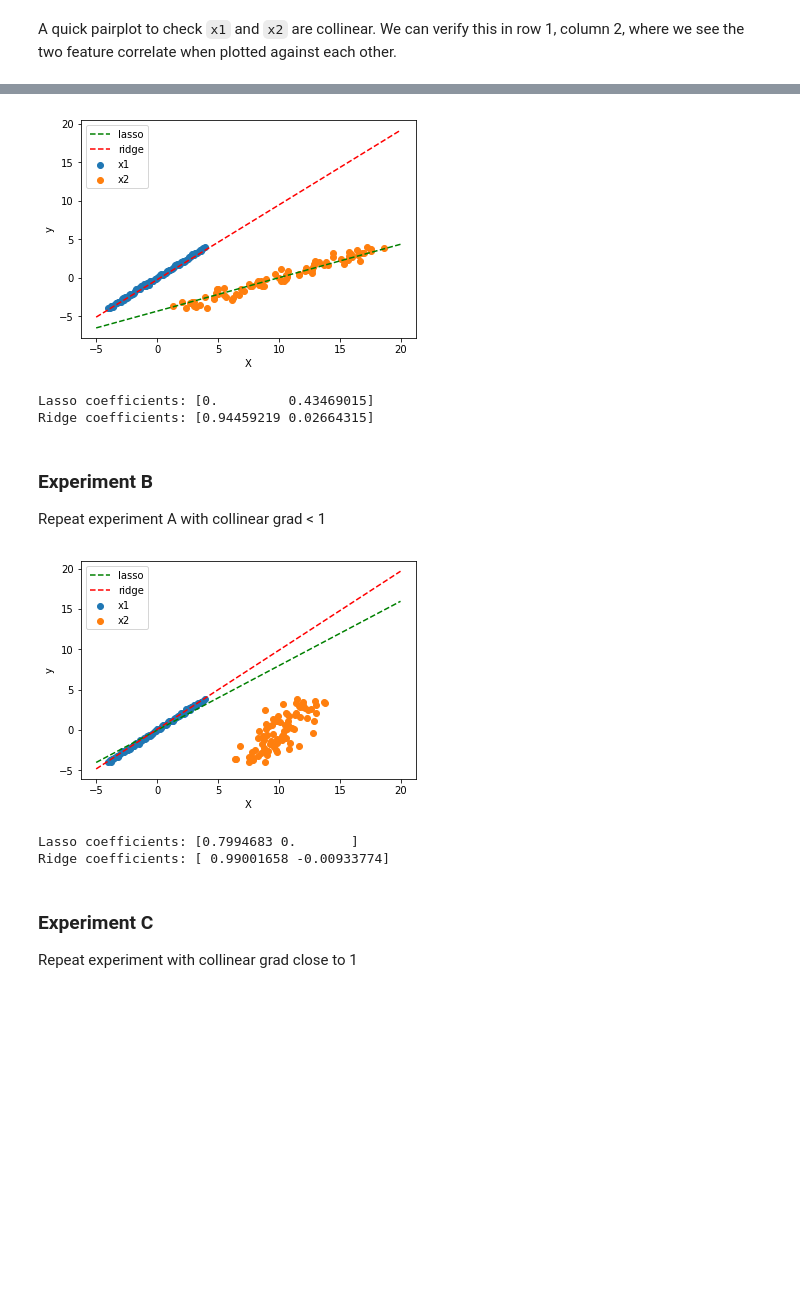
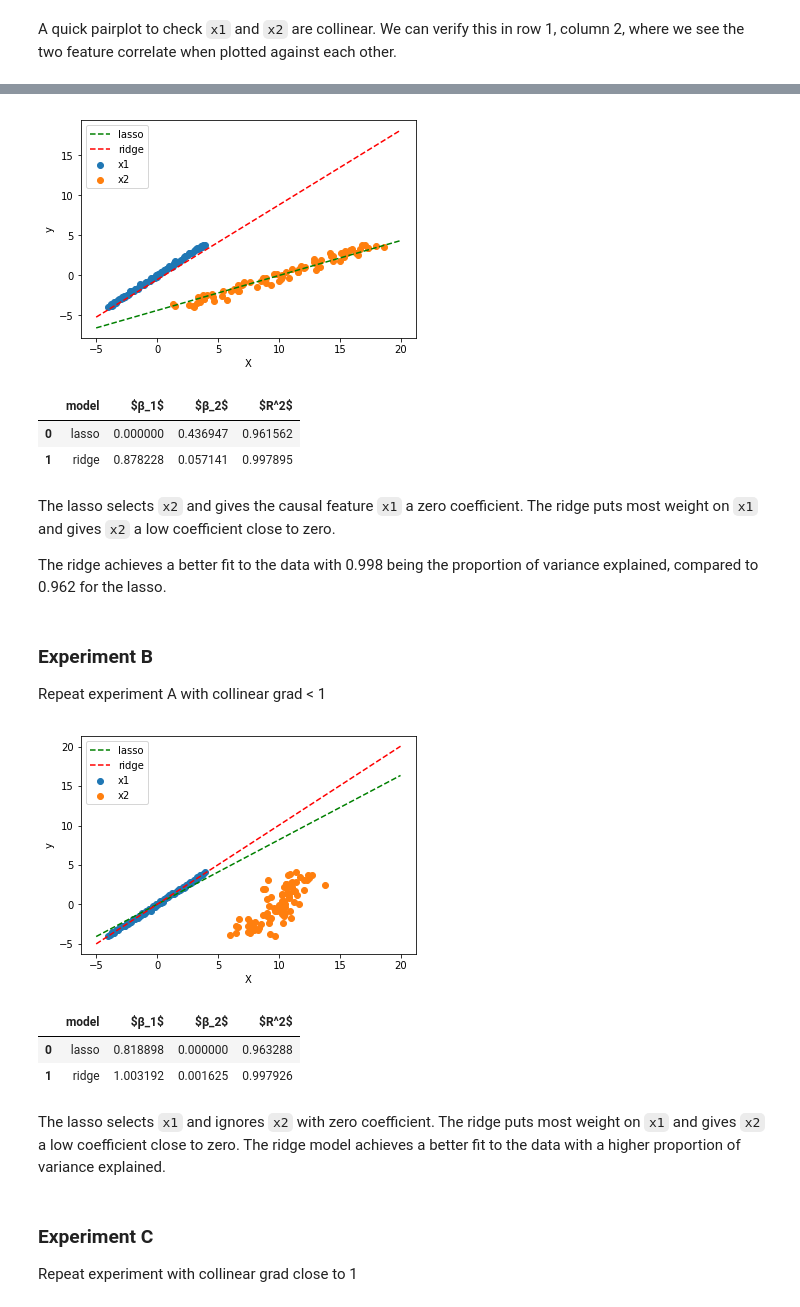
Before and after one commit to a-martyn/website, a Jupyter notebook: input/multicollinearity/multicollinearity.ipynb, the cells around one changed output, grey strips where cells are left out. Saved outputs shown, nothing was run; the diff lists cells and outputs as text; code cells hidden in the pictures; blank space fills up the shorter version.

```diff
--- a/input/multicollinearity/multicollinearity.ipynb
+++ b/input/multicollinearity/multicollinearity.ipynb
@@ -41,7 +42,8 @@ def fit_lasso(X, y, X_test):
     model = linear_model.Lasso(alpha=1.0, fit_intercept=True)
     model.fit(X, y)
     y_pred = model.predict(X_test)
-    return (y_pred, model.coef_)
+    R2 = model.score(X, y)
+    return (y_pred, model.coef_, R2)
 
 def fit_ridge(X, y, X_test):
     """
@@ -50,7 +52,8 @@ def fit_ridge(X, y, X_test):
     model = linear_model.Ridge(alpha=1.0, fit_intercept=True)
     model.fit(X, y)
     y_pred = model.predict(X_test)
-    return (y_pred, model.coef_)
+    R2 = model.score(X, y)
+    return (y_pred, model.coef_, R2)
 
 def plot(X, y, lasso_result, ridge_result):
     plt.scatter(X[:,0], y, label='x1')
@@ -90,16 +93,25 @@ sns.pairplot(df)
 # %%
 # Fit lasso and regression models
 lasso_result = fit_lasso(X, y, X_test)
 ridge_result = fit_ridge(X, y, X_test)
 
 # Display results
 plot(X, y, lasso_result, ridge_result)
-print(f'Lasso coefficients: {lasso_result[1]}')
-print(f'Ridge coefficients: {ridge_result[1]}')
+pd.DataFrame({
+    'model': ['lasso', 'ridge'],
+    '$β_1$': [lasso_result[1][0], ridge_result[1][0]],
+    '$β_2$': [lasso_result[1][1], ridge_result[1][1]],
+    '$R^2$': [lasso_result[2], ridge_result[2]],
+})
 # %% [output]
-[figure, old version]
+[figure, new version]
-Lasso coefficients: [0.         0.43469015]
-Ridge coefficients: [0.94459219 0.02664315]
+|  | model | $β_1$ | $β_2$ | $R^2$ |
+| 0 | lasso | 0.000000 | 0.436947 | 0.961562 |
+| 1 | ridge | 0.878228 | 0.057141 | 0.997895 |
+# %% [markdown]
+The lasso selects `x2` and gives the causal feature `x1` a zero coefficient. The ridge puts most weight on `x1` and gives `x2` a low coefficient close to zero.
+
+The ridge achieves a better fit to the data with 0.998 being the proportion of variance explained, compared to 0.962 for the lasso.
 # %% [markdown]
 ### Experiment B
 
@@ -119,12 +131,19 @@ ridge_result = fit_ridge(X, y, X_test)
 
 # Display results
 plot(X, y, lasso_result, ridge_result)
-print(f'Lasso coefficients: {lasso_result[1]}')
-print(f'Ridge coefficients: {ridge_result[1]}')
+pd.DataFrame({
+    'model': ['lasso', 'ridge'],
+    '$β_1$': [lasso_result[1][0], ridge_result[1][0]],
+    '$β_2$': [lasso_result[1][1], ridge_result[1][1]],
+    '$R^2$': [lasso_result[2], ridge_result[2]],
+})
 # %% [output]
-[figure, old version]
+[figure, new version]
-Lasso coefficients: [0.7994683 0.       ]
-Ridge coefficients: [ 0.99001658 -0.00933774]
+|  | model | $β_1$ | $β_2$ | $R^2$ |
+| 0 | lasso | 0.818898 | 0.000000 | 0.963288 |
+| 1 | ridge | 1.003192 | 0.001625 | 0.997926 |
+# %% [markdown]
+The lasso selects `x1` and ignores `x2` with zero coefficient. The ridge puts most weight on `x1` and gives `x2` a low coefficient close to zero. The ridge model achieves a better fit to the data with a higher proportion of variance explained.
 # %% [markdown]
 ### Experiment C
 
```
Also changed, not shown: parts of 5 cells of this notebook, 2 other files.
